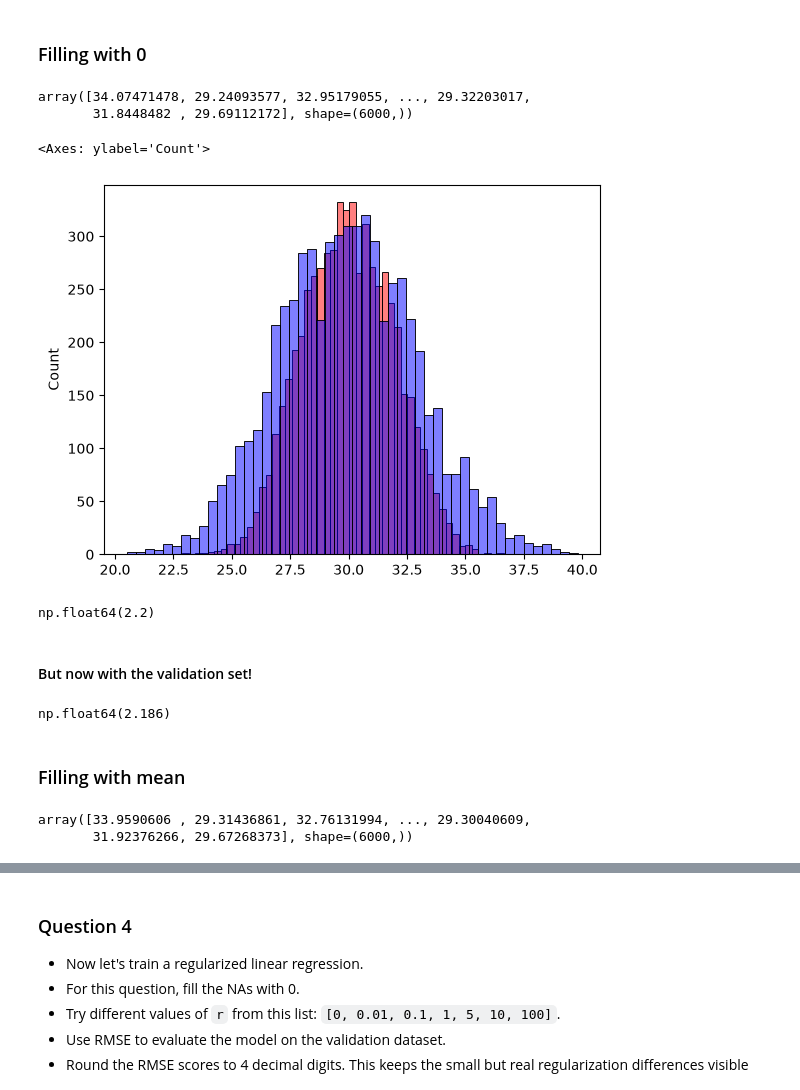
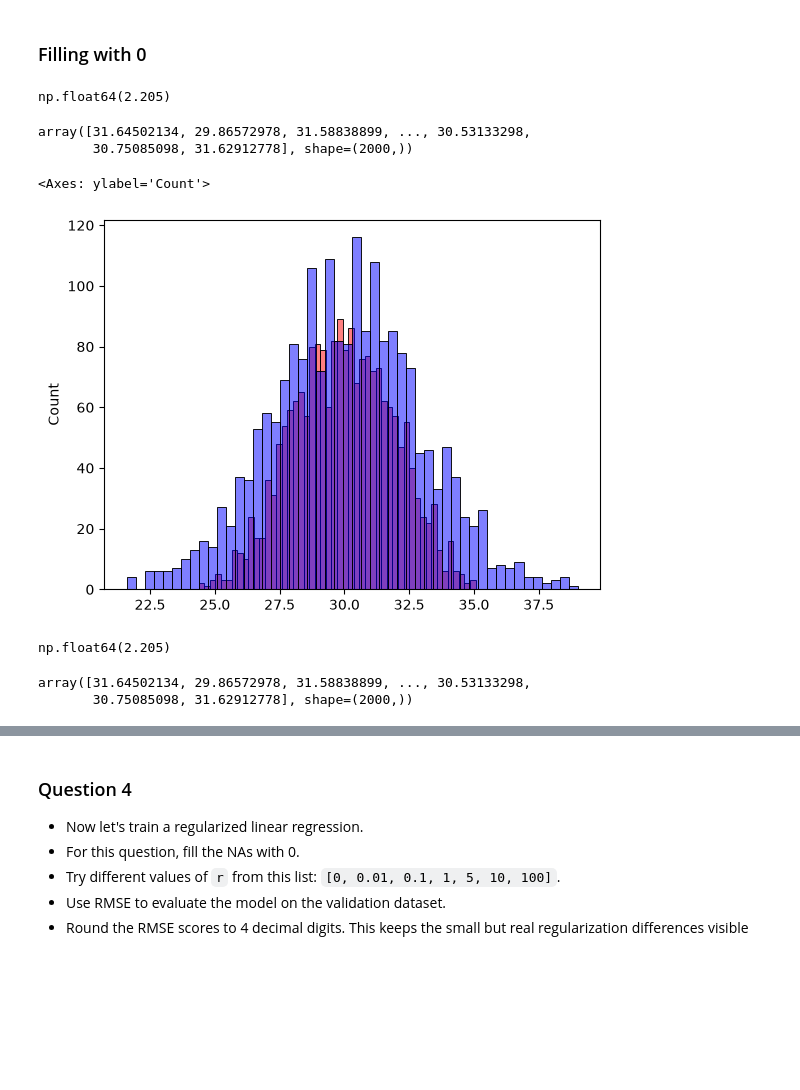
Before and after one commit to JAlblas/ml-zoomcamp, a Jupyter notebook: 02-regression/02-regression.ipynb, the cells around one changed output, grey strips where cells are left out. Cells and saved outputs as stored; diff of their text form; code cells hidden in the pictures; blank space fills up the shorter version.

```diff
--- a/02-regression/02-regression.ipynb
+++ b/02-regression/02-regression.ipynb
@@ -187,18 +187,25 @@ df_test = df.iloc[idx[n_train + n_val:]]
 
 For Q5, repeat the same block with each listed seed. For Q6, use seed `9`.
 # %%
-n = len(df)
-n_val = int(n * 0.2)
-n_test = int(n * 0.2)
-n_train = n - n_val - n_test
+def split_dataset(df, seed):
 
-np.random.seed(42)
-idx = np.arange(n)
-np.random.shuffle(idx)
+    n = len(df)
+    n_val = int(n * 0.2)
+    n_test = int(n * 0.2)
+    n_train = n - n_val - n_test
 
-df_train = df.iloc[idx[:n_train]]
-df_val = df.iloc[idx[n_train:n_train + n_val]]
-df_test = df.iloc[idx[n_train + n_val:]]
+    np.random.seed(seed)
+    idx = np.arange(n)
+    np.random.shuffle(idx)
+
+    df_train = df.iloc[idx[:n_train]]
+    df_val = df.iloc[idx[n_train:n_train + n_val]]
+    df_test = df.iloc[idx[n_train + n_val:]]
+
+    return df_train, df_val, df_test
+# %%
+# Preparing X
+df_train, df_val, df_test = split_dataset(df, 42)
 # %%
 # Preparing y
 
@@ -248,25 +255,28 @@ def rmse(y, y_pred):
 # %% [markdown]
 ### Filling with 0
 # %%
+# Fill with 0
 X_train_0 = df_train.fillna(0).values
-
 w0, w = train_linear_regression(X_train_0, y_train)
 
-y_pred_0 = w0 + X_train_0.dot(w)
+X_val_0 = df_val.fillna(0).values
+y_val_pred_0 = w0 + X_val_0.dot(w)
+
+round(rmse(y_val, y_val_pred_0), 3)
+# %% [output]
+np.float64(2.205)
 # %%
-y_pred_0
+y_val_pred_0
 # %% [output]
-array([34.07471478, 29.24093577, 32.95179055, ..., 29.32203017,
-       31.8448482 , 29.69112172], shape=(6000,))
+array([31.64502134, 29.86572978, 31.58838899, ..., 30.53133298,
+       30.75085098, 31.62912778], shape=(2000,))
 # %%
-sns.histplot(y_pred_0, color='red', alpha=0.5, bins=50)
-sns.histplot(y_train, color='blue', alpha=0.5, bins=50)
+sns.histplot(y_val_pred_0, color='red', alpha=0.5, bins=50)
+sns.histplot(y_val, color='blue', alpha=0.5, bins=50)
 # %% [output]
 <Axes: ylabel='Count'>
-[figure, old version]
+[figure, new version]
 # %%
-round(rmse(y_train, y_pred_0), 3)
+round(rmse(y_val, y_val_pred_0), 3)
 # %% [output]
-np.float64(2.2)
+np.float64(2.205)
-# %% [markdown]
-#### But now with the validation set!
@@ -275,6 +282,0 @@ y_val_pred = w0 + df_val.dot(w)
-# %%
-round(rmse(y_val, y_val_pred), 3)
-# %% [output]
-np.float64(2.186)
-# %% [markdown]
-### Filling with mean
@@ -289,6 +283,6 @@ y_pred_mean = w0 + X_train_mean.dot(w)
 # %%
-y_pred_mean
+y_val_pred_0
 # %% [output]
-array([33.9590606 , 29.31436861, 32.76131994, ..., 29.30040609,
-       31.92376266, 29.67268373], shape=(6000,))
+array([31.64502134, 29.86572978, 31.58838899, ..., 30.53133298,
+       30.75085098, 31.62912778], shape=(2000,))
 # %%
```
Also changed, not shown: parts of 17 cells of this notebook.
